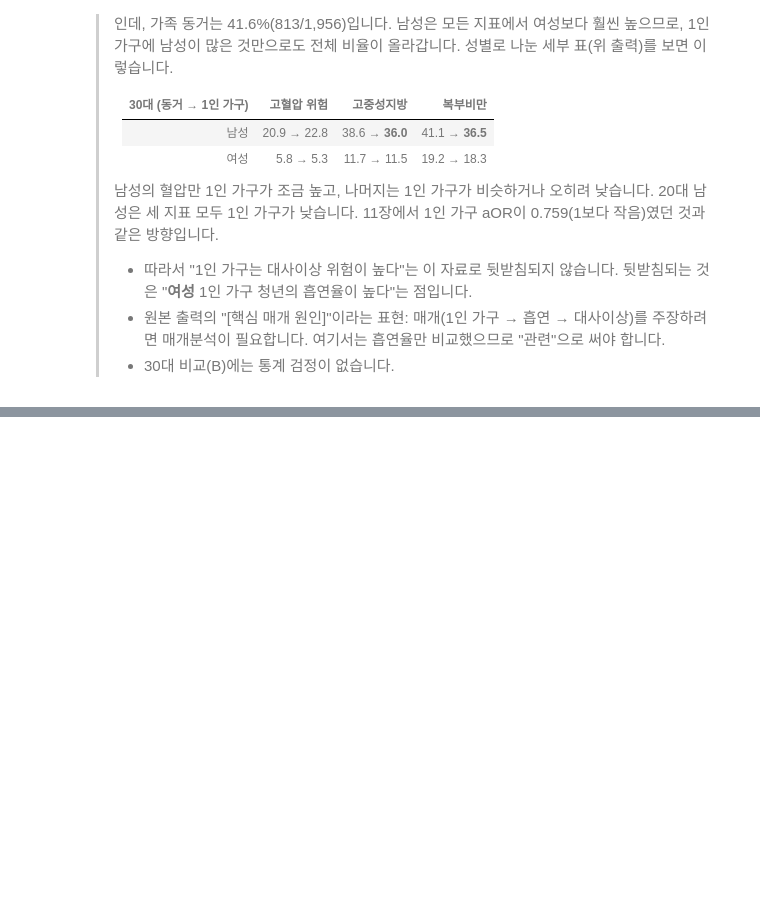
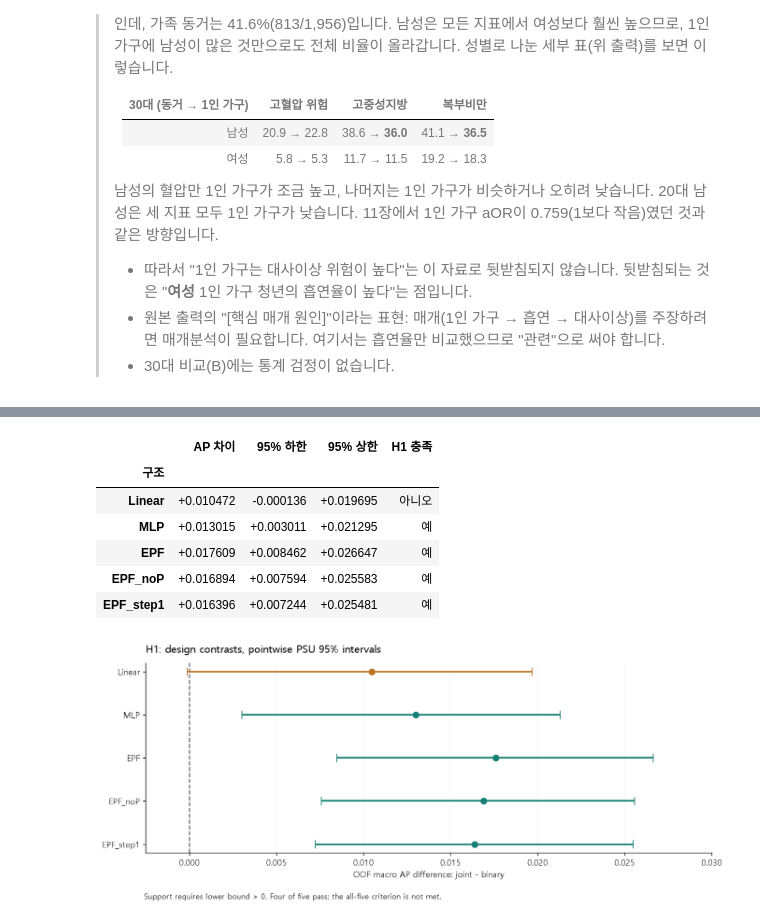
Before and after one commit to kdw123654/digital-project, a Jupyter notebook: notebooks/my_model_정리.ipynb, the cells around one changed output, grey strips where cells are left out. Cells and saved outputs as stored; diff of their text form; code cells hidden in the pictures; blank space fills up the shorter version.

```diff
--- a/notebooks/my_model_정리.ipynb
+++ b/notebooks/my_model_정리.ipynb
@@ -1075,0 +1394,36 @@ Male (남성)   Family (동거)     813       20.9      38.6     41.1
+# %%
+v28_h1_rows = []
+for v28_arch in v28_archs:
+    v28_contrast = v28_data['contrasts'][f'joint_{v28_arch}-binary_{v28_arch}']
+    v28_h1_rows.append({'구조': v28_arch, 'AP 차이': v28_contrast['estimate'],
+                       '95% 하한': v28_contrast['psu_ci95'][0], '95% 상한': v28_contrast['psu_ci95'][1],
+                       'H1 충족': '예' if v28_contrast['supported'] else '아니오'})
+v28_h1_table = v28_pd.DataFrame(v28_h1_rows).set_index('구조')
+v28_display(v28_h1_table.style.format({v28_column: '{:+.6f}' for v28_column in ['AP 차이', '95% 하한', '95% 상한']}))
+with v28_plt.rc_context(v28_plot_style):
+    v28_fig, v28_ax = v28_plt.subplots(figsize=(10.5, 4.4))
+    v28_ax.axvline(0, color='#526170', lw=1.3, linestyle='--')
+    for v28_i, v28_arch in enumerate(v28_archs):
+        v28_row = v28_h1_table.loc[v28_arch]
+        v28_mid, v28_low, v28_high = (float(v28_row[v28_key]) for v28_key in ['AP 차이', '95% 하한', '95% 상한'])
+        v28_color = '#168076' if v28_row['H1 충족'] == '예' else '#BD7426'
+        v28_ax.errorbar(v28_mid, v28_i, xerr=[[v28_mid-v28_low], [v28_high-v28_mid]],
+                       fmt='o', color=v28_color, capsize=5, markersize=7, lw=2)
+    v28_ax.set_yticks(range(5), v28_archs)
+    v28_ax.invert_yaxis()
+    v28_ax.set_xlim(-.0025, .030)
+    v28_ax.set_xlabel('OOF macro AP difference: joint - binary')
+    v28_ax.set_title('H1: design contrasts, pointwise PSU 95% intervals', loc='left', pad=12)
+    v28_ax.grid(axis='x', alpha=.16)
+    v28_fig.text(.08, .015, 'Support requires lower bound > 0. Four of five pass; the all-five criterion is not met.', fontsize=9)
+    v28_fig.tight_layout(rect=(0, .055, 1, 1))
+    v28_plt.show()
+# %% [output]
+|  | AP 차이 | 95% 하한 | 95% 상한 | H1 충족 |
+| 구조 |  |  |  |  |
+| Linear | +0.010472 | -0.000136 | +0.019695 | 아니오 |
+| MLP | +0.013015 | +0.003011 | +0.021295 | 예 |
+| EPF | +0.017609 | +0.008462 | +0.026647 | 예 |
+| EPF_noP | +0.016894 | +0.007594 | +0.025583 | 예 |
+| EPF_step1 | +0.016396 | +0.007244 | +0.025481 | 예 |
+[figure, added]
```
Also changed, not shown: parts of 30 cells of this notebook, 2 other files.
